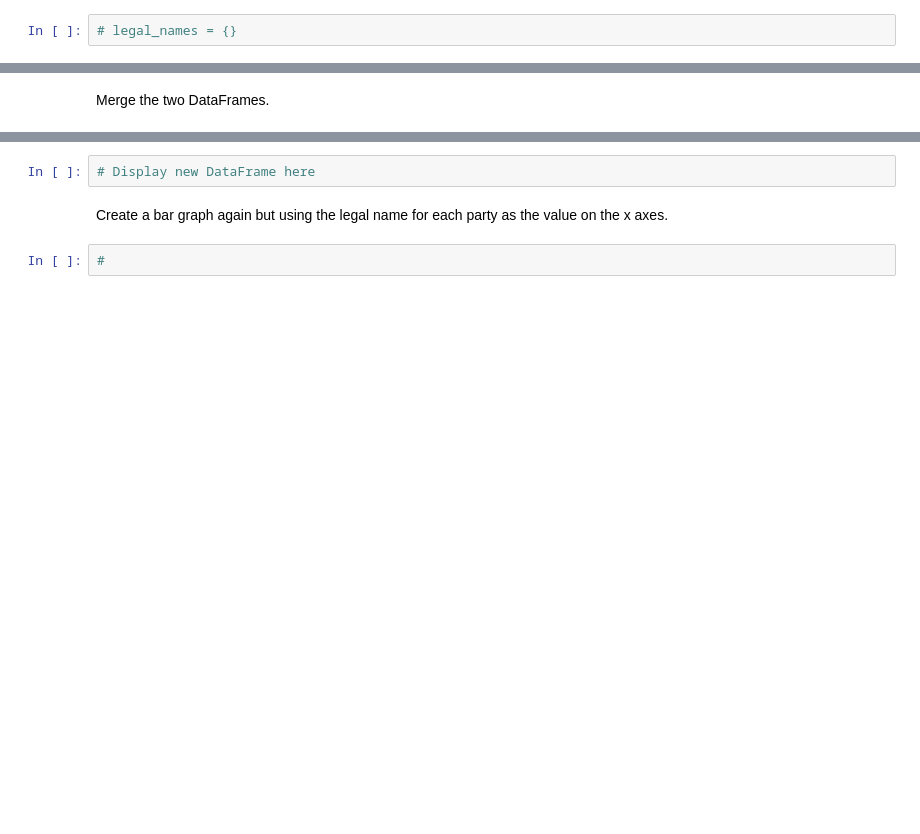
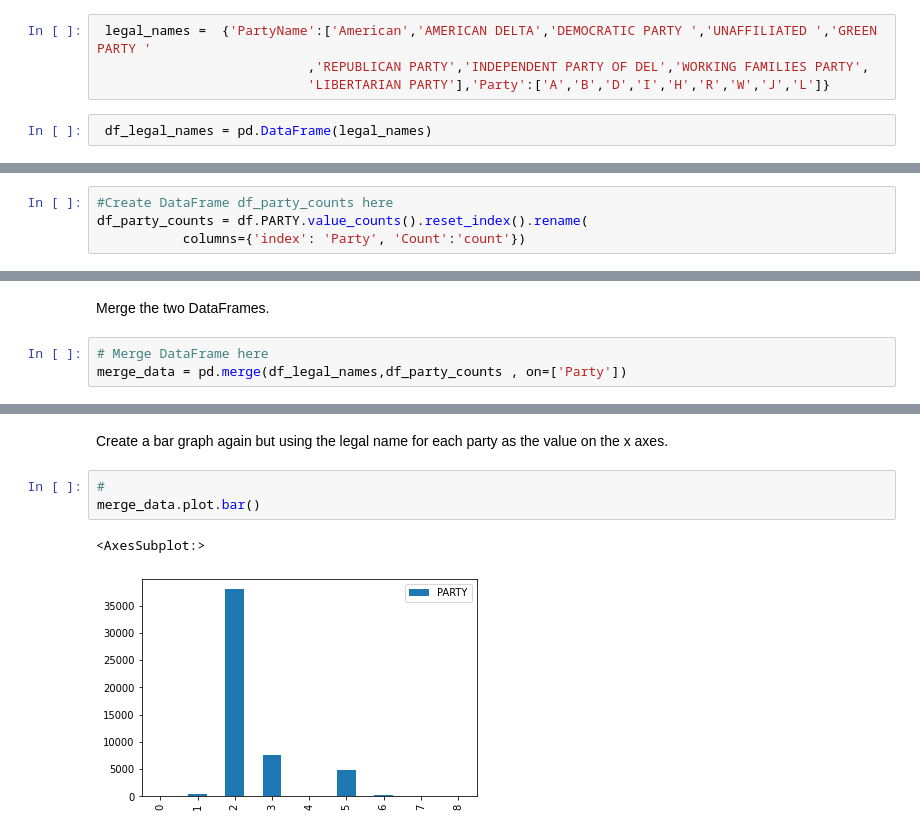
Before and after one commit to vandanafs/DataEngineering.Labs.RegisteredVotersFileWilmingtonDE, a Jupyter notebook: wilmington_de_registered_voters.ipynb, the cells around one changed output, grey strips where cells are left out. Drawn from its saved outputs; the diff is of its cells as text; blank space fills up the shorter version.

```diff
--- a/wilmington_de_registered_voters.ipynb
+++ b/wilmington_de_registered_voters.ipynb
@@ -86,5 +147,9 @@ Create a bar chart to visualize the number of voters associated with each party.
 # Merging Two DataFrames
 # %% [markdown]
 Using the data from the documentation, create a Pandas DataFrame that contains the party code and the corresponding legal name for each party.
+# %%
+ legal_names =  {'PartyName':['American','AMERICAN DELTA','DEMOCRATIC PARTY ','UNAFFILIATED ','GREEN PARTY '
+                           ,'REPUBLICAN PARTY','INDEPENDENT PARTY OF DEL','WORKING FAMILIES PARTY',
+                           'LIBERTARIAN PARTY'],'Party':['A','B','D','I','H','R','W','J','L']}
 # %%
-# legal_names = {}
+ df_legal_names = pd.DataFrame(legal_names)
@@ -95,3 +169,7 @@ Using the data from the documentation, create a Pandas DataFrame that contains t
 # %% [markdown]
 Create a Pandas DataFrame that contains the Party code and the corresponding number of registered voters for said party.
+# %%
+#Create DataFrame df_party_counts here
+df_party_counts = df.PARTY.value_counts().reset_index().rename(
+           columns={'index': 'Party', 'Count':'count'})
 # %%
@@ -101,3 +196,6 @@ Create a Pandas DataFrame that contains the Party code and the corresponding num
 # %% [markdown]
 Merge the two DataFrames.
+# %%
+# Merge DataFrame here
+merge_data = pd.merge(df_legal_names,df_party_counts , on=['Party'])
 # %%
@@ -105,6 +215,8 @@ Merge the two DataFrames.
-# %%
-# Display new DataFrame here
 # %% [markdown]
 Create a bar graph again but using the legal name for each party as the value on the x axes.
-# %%
-#
+# %%
+#
+merge_data.plot.bar()
+# %% [output]
+<AxesSubplot:>
+[figure, added]
```
Also changed, not shown: parts of 43 cells of this notebook.
